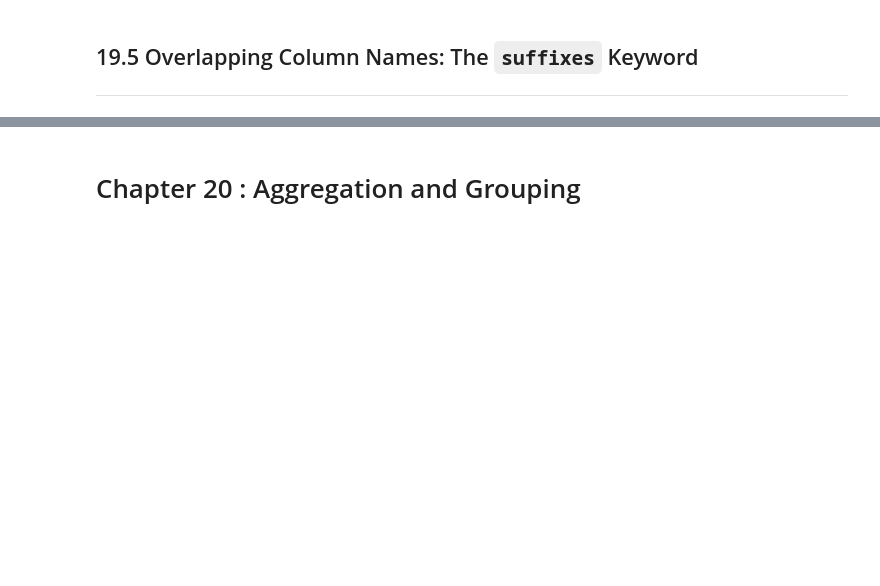
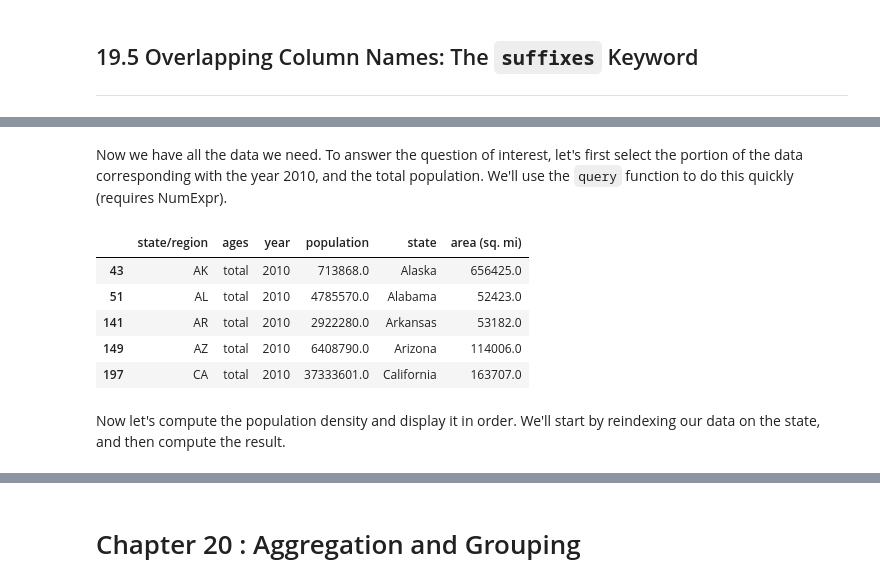
Before and after one commit to huymh/jupyter-notes, a Jupyter notebook: HB_2_Data_Manipulation.ipynb, the cells around one changed output, grey strips where cells are left out. Drawn from its saved outputs; the diff is of its cells as text; code cells hidden in the pictures; blank space fills up the shorter version.

```diff
--- a/HB_2_Data_Manipulation.ipynb
+++ b/HB_2_Data_Manipulation.ipynb
@@ -2001,0 +2514,14 @@ pd.concat([df5, df6.reindex(df5.columns, axis = 1)])
+# %% [markdown]
+Now we have all the data we need. To answer the question of interest, let's first select the portion of the data corresponding with the year 2010, and the total population. We'll use the `query` function to do this quickly (requires NumExpr).
+# %%
+data2010 = final.query('year==2010 & ages=="total"')
+data2010.head()
+# %% [output]
+|  | state/region | ages | year | population | state | area (sq. mi) |
+| 43 | AK | total | 2010 | 713868.0 | Alaska | 656425.0 |
+| 51 | AL | total | 2010 | 4785570.0 | Alabama | 52423.0 |
+| 141 | AR | total | 2010 | 2922280.0 | Arkansas | 53182.0 |
+| 149 | AZ | total | 2010 | 6408790.0 | Arizona | 114006.0 |
+| 197 | CA | total | 2010 | 37333601.0 | California | 163707.0 |
+# %% [markdown]
+Now let's compute the population density and display it in order. We'll start by reindexing our data on the state, and then compute the result.
```
Also changed, not shown: parts of 75 cells of this notebook.
